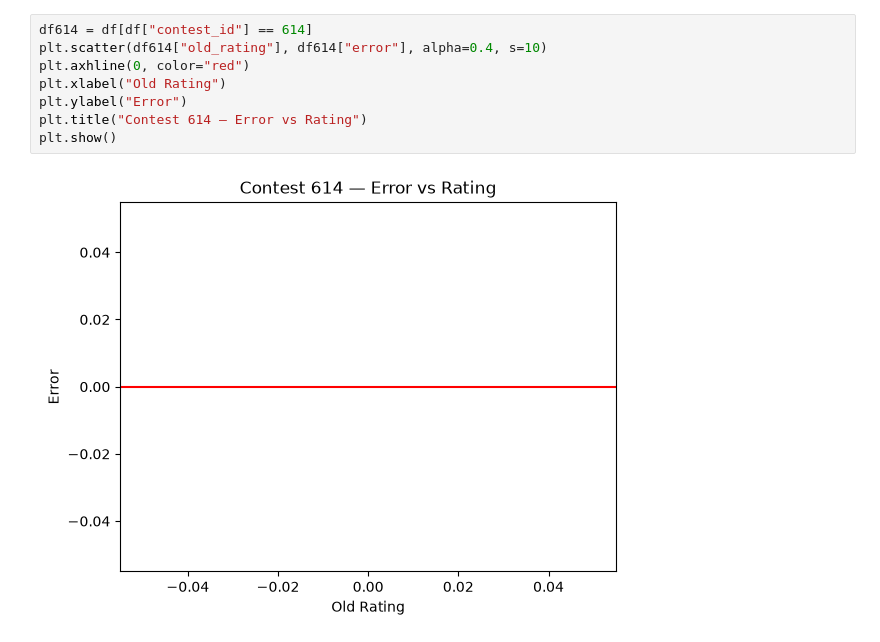
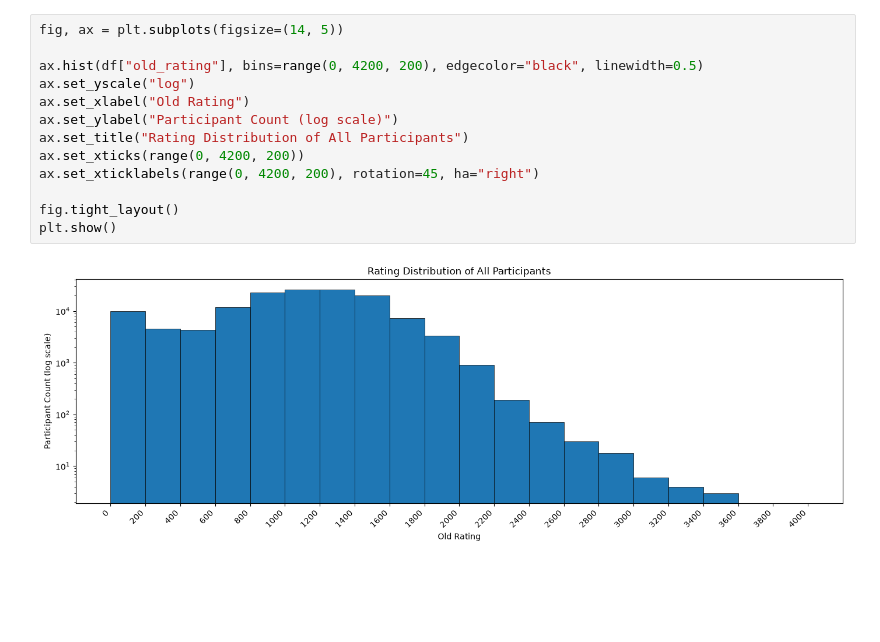
Before and after one commit to huypham-0607/cf-rating-analysis, a Jupyter notebook: python/notebook/naive_analysis.ipynb, the cells around one changed output. Drawn from its saved outputs; the diff is of its cells as text; blank space fills up the shorter version.

```diff
--- a/python/notebook/naive_analysis.ipynb
+++ b/python/notebook/naive_analysis.ipynb
@@ -125,10 +63,15 @@ Selected contest IDs: [1137 1016 1155]
-# %%
-df614 = df[df["contest_id"] == 614]
-plt.scatter(df614["old_rating"], df614["error"], alpha=0.4, s=10)
-plt.axhline(0, color="red")
-plt.xlabel("Old Rating")
-plt.ylabel("Error")
-plt.title("Contest 614 — Error vs Rating")
-plt.show()
-# %% [output]
-[figure, removed]
+# %%
+fig, ax = plt.subplots(figsize=(14, 5))
+
+ax.hist(df["old_rating"], bins=range(0, 4200, 200), edgecolor="black", linewidth=0.5)
+ax.set_yscale("log")
+ax.set_xlabel("Old Rating")
+ax.set_ylabel("Participant Count (log scale)")
+ax.set_title("Rating Distribution of All Participants")
+ax.set_xticks(range(0, 4200, 200))
+ax.set_xticklabels(range(0, 4200, 200), rotation=45, ha="right")
+
+fig.tight_layout()
+plt.show()
+# %% [output]
+[figure, added]
```
Also changed, not shown: parts of 22 cells of this notebook, 3 other files.
